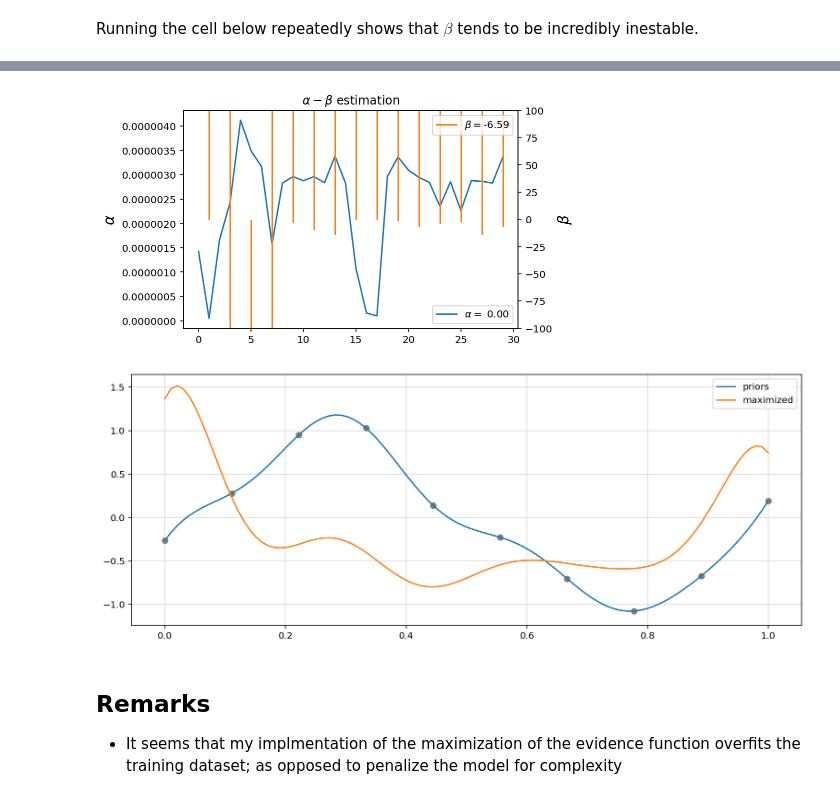
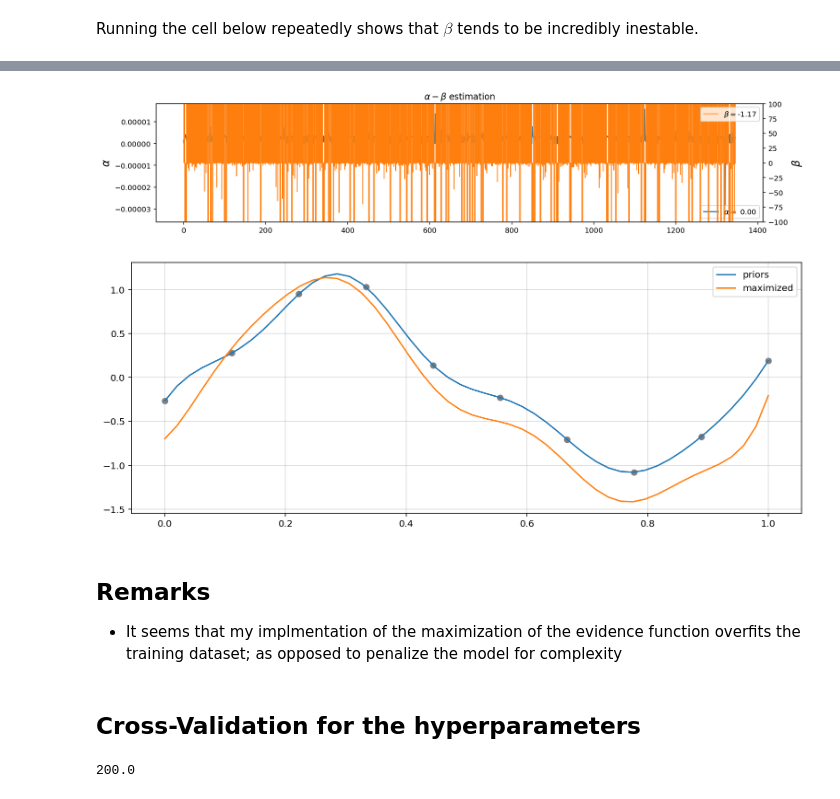
Before and after one commit to gerdm/prml, a Jupyter notebook: chapter3/evidence-approximation.ipynb, the cells around one changed output, grey strips where cells are left out. Drawn from its saved outputs; the diff is of its cells as text; code cells hidden in the pictures.

Commit message:
Add plots for the maximization of the evidence approximation

```diff
--- a/chapter3/evidence-approximation.ipynb
+++ b/chapter3/evidence-approximation.ipynb
@@ -262,12 +262,11 @@ Phi = gaussian_design_matrix(x_train, mus, s)
 N = Phi.shape[0]
 
 delta_alpha, delta_beta = np.inf, np.inf
-tol = 1e-6
+tol = 1e-3
 alpha_hist, beta_hist = [], []
 phi_eigs = eigvals(Phi.T @ Phi)
 mN, SN_inv = posterior(Phi, t_train, alpha, beta)
-#while delta_alpha > tol and delta_beta > tol:
-for i in range(30):
+while delta_alpha > tol and delta_beta > tol:
     # Update eigenvalues of the matrix
     lambdas = phi_eigs * beta
     gamma = (lambdas / (lambdas + alpha)).sum()
@@ -284,18 +283,18 @@ for i in range(30):
     alpha_hist.append(alpha)
     beta_hist.append(beta)
 # %%
-fig, ax = plt.subplots(1, 1)
+fig, ax = plt.subplots(1, 1, figsize=(15, 3))
 ax.plot(alpha_hist, label=r"$\alpha=$" f" {alpha:0.2f}")
 ax2 = ax.twinx()
-ax2.plot(beta_hist, c="tab:orange", label=r"$\beta=$" f"{beta:0.2f}")
+ax2.plot(beta_hist, c="tab:orange", label=r"$\beta=$" f"{beta:0.2f}", linewidth=1)
 ax.legend(loc="lower right")
 ax.set_ylabel(r"$\alpha$", fontsize=15)
 ax2.legend(loc="upper right")
 ax2.set_ylabel(r"$\beta$", fontsize=15)
 ax2.set_ylim(-100, 100)
 plt.title(r"$\alpha-\beta$ estimation");
 # %% [output]
-[figure, old version]
+[figure, new version]
 # %%
 plt.figure(figsize=(13, 5))
 alpha_prior, beta_prior = 1e6, 6.66
@@ -307,8 +306,10 @@ plt.scatter(x_train, t_train, c="tab:gray")
 plt.grid(alpha=0.5)
 plt.legend();
 # %% [output]
-[figure, old version]
+[figure, new version]
 # %% [markdown]
 ## Remarks
 
 * It seems that my implmentation of the maximization of the evidence function overfits the training dataset; as opposed to penalize the model for complexity
+# %% [markdown]
+## Cross-Validation for the hyperparameters
@@ -314,0 +333,4 @@ plt.legend();
+# %%
+(1 -- 1) / 0.01
+# %% [output]
+200.0
```
Also changed, not shown: parts of 8 cells of this notebook.
